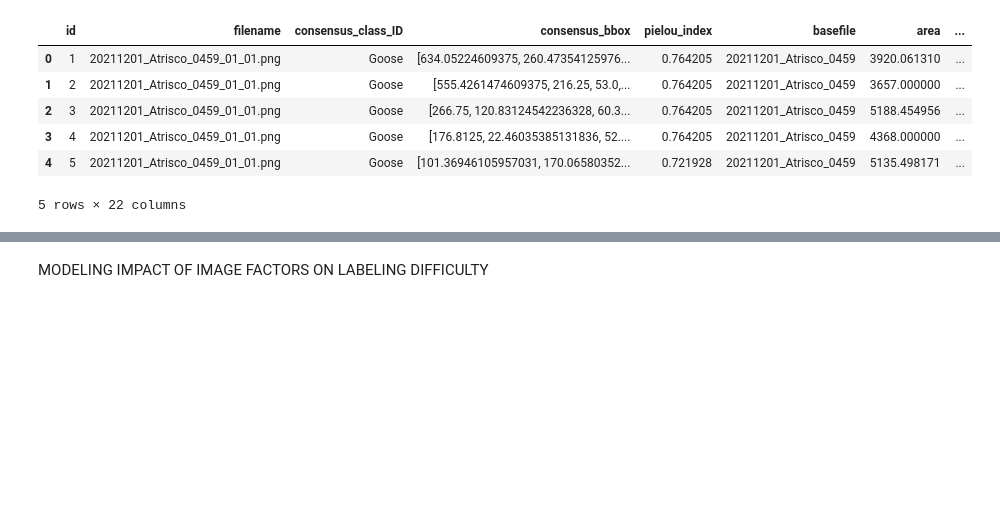
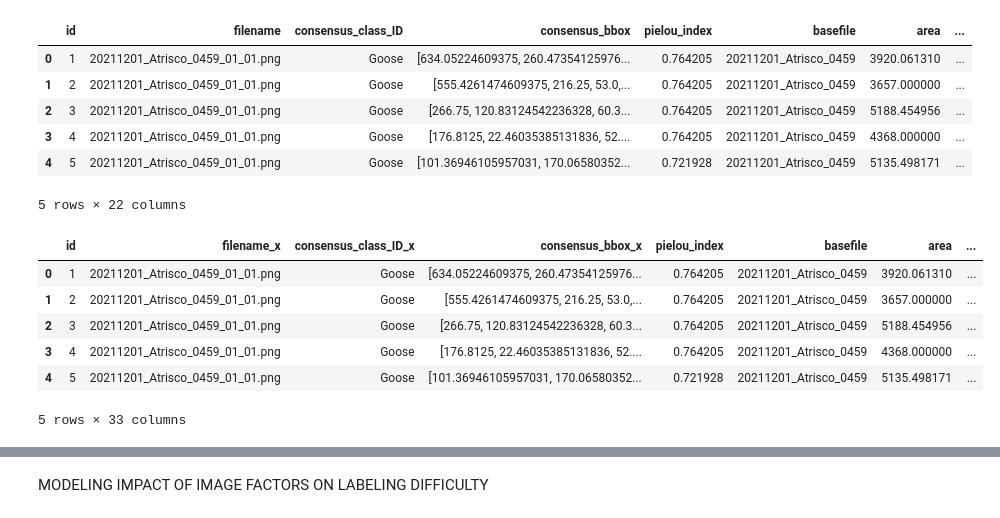
Before and after one commit to ASPIRE-collab/drones4ducks-optimizing, a Jupyter notebook: utils/texture/annotationfactors_crowd.ipynb, the cells around one changed output, grey strips where cells are left out. Drawn from its saved outputs; the diff is of its cells as text; code cells hidden in the pictures; blank space fills up the shorter version.

```diff
--- a/utils/texture/annotationfactors_crowd.ipynb
+++ b/utils/texture/annotationfactors_crowd.ipynb
@@ -382,0 +381,23 @@ df.to_csv('E:/imagefactors/data/crowdsourced_imagefactors.csv', index=False)
+# %%
+#Merge with new file that has the simplified dependent variable
+import pandas as pd
+
+path1 = "E:\\imagefactors\\data\\crowdsourced_imagefactors.csv"
+with open(path1) as f1:
+  img = pd.read_csv(f1)
+
+path2 = "E:\\imagefactors\\data\\consensusLabels_simple.csv"
+with open(path2) as f2:
+  simple = pd.read_csv(f2)
+
+df = pd.merge(img, simple, on=["id"], how="left")
+
+df.head()
+# %% [output]
+|  | id | filename_x | consensus_class_ID_x | consensus_bbox_x | pielou_index | basefile | area | ... |
+| 0 | 1 | 20211201_Atrisco_0459_01_01.png | Goose | [634.05224609375, 260.47354125976... | 0.764205 | 20211201_Atrisco_0459 | 3920.061310 | ... |
+| 1 | 2 | 20211201_Atrisco_0459_01_01.png | Goose | [555.4261474609375, 216.25, 53.0,... | 0.764205 | 20211201_Atrisco_0459 | 3657.000000 | ... |
+| 2 | 3 | 20211201_Atrisco_0459_01_01.png | Goose | [266.75, 120.83124542236328, 60.3... | 0.764205 | 20211201_Atrisco_0459 | 5188.454956 | ... |
+| 3 | 4 | 20211201_Atrisco_0459_01_01.png | Goose | [176.8125, 22.46035385131836, 52.... | 0.764205 | 20211201_Atrisco_0459 | 4368.000000 | ... |
+| 4 | 5 | 20211201_Atrisco_0459_01_01.png | Goose | [101.36946105957031, 170.06580352... | 0.721928 | 20211201_Atrisco_0459 | 5135.498171 | ... |
+5 rows × 33 columns
```
Also changed, not shown: parts of 20 cells of this notebook, 1 other file.
